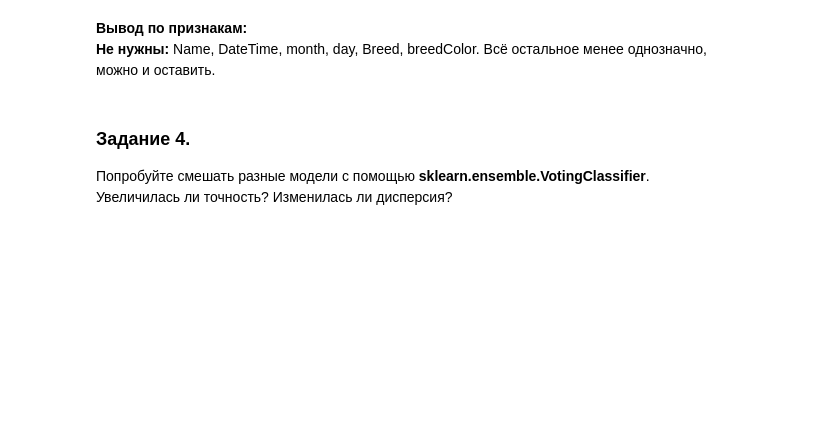
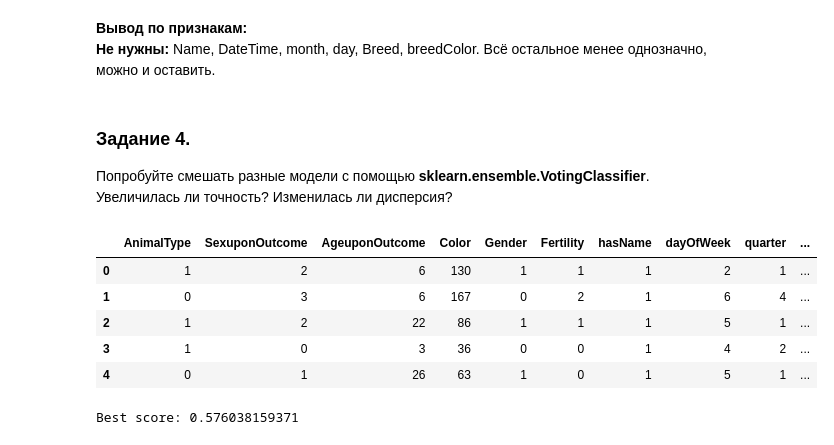
Before and after one commit to lithiumdenis/MLSchool, a Jupyter notebook: 3. Котики и собачки.ipynb, the cells around one changed output. Drawn from its saved outputs; the diff is of its cells as text; code cells hidden in the pictures; blank space fills up the shorter version.

```diff
--- a/3. Котики и собачки.ipynb
+++ b/3. Котики и собачки.ipynb
@@ -534,0 +510,12 @@ LifetimeInDays 8
+# %%
+#Для начала выкинем ненужные признаки, выявленные на прошлом этапе
+X_tr = X_tr.drop(['Name', 'DateTime', 'month', 'day', 'Breed', 'breedColor'], axis=1)
+test = test.drop(['Name', 'DateTime', 'month', 'day', 'Breed', 'breedColor'], axis=1)
+X_tr.head()
+# %% [output]
+|  | AnimalType | SexuponOutcome | AgeuponOutcome | Color | Gender | Fertility | hasName | dayOfWeek | quarter | ... |
+| 0 | 1 | 2 | 6 | 130 | 1 | 1 | 1 | 2 | 1 | ... |
+| 1 | 0 | 3 | 6 | 167 | 0 | 2 | 1 | 6 | 4 | ... |
+| 2 | 1 | 2 | 22 | 86 | 1 | 1 | 1 | 5 | 1 | ... |
+| 3 | 1 | 0 | 3 | 36 | 0 | 0 | 1 | 4 | 2 | ... |
+| 4 | 0 | 1 | 26 | 63 | 1 | 0 | 1 | 5 | 1 | ... |
@@ -534,0 +541,4 @@ LifetimeInDays 8
+# %%
+print('Best score:', scores.min())
+# %% [output]
+Best score: 0.576038159371
```
Also changed, not shown: parts of 28 cells of this notebook, 1 other file.
